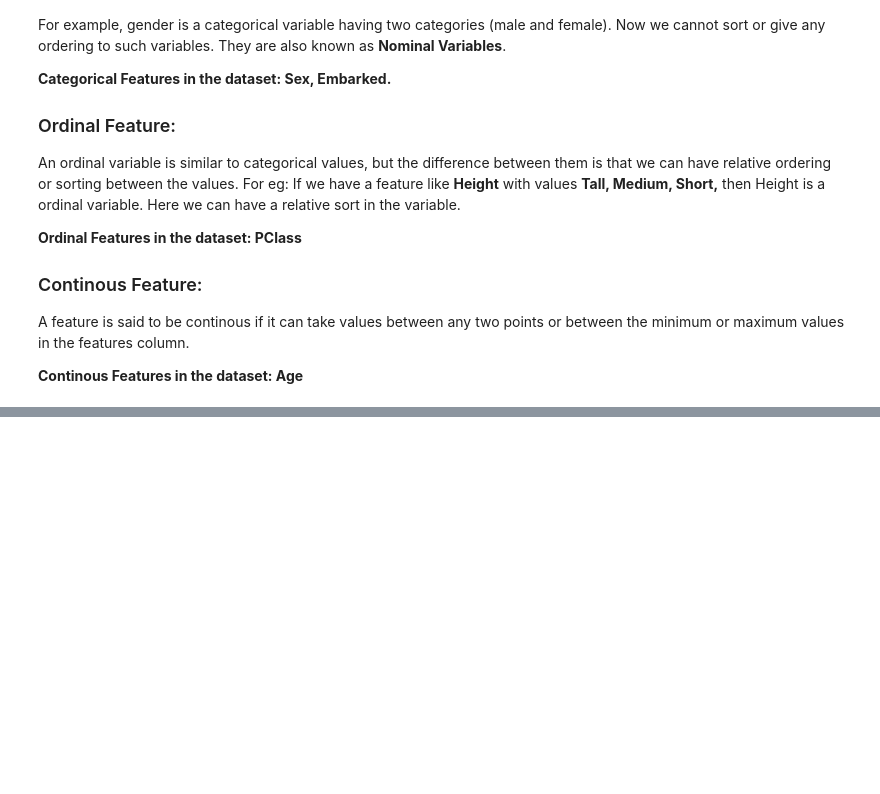
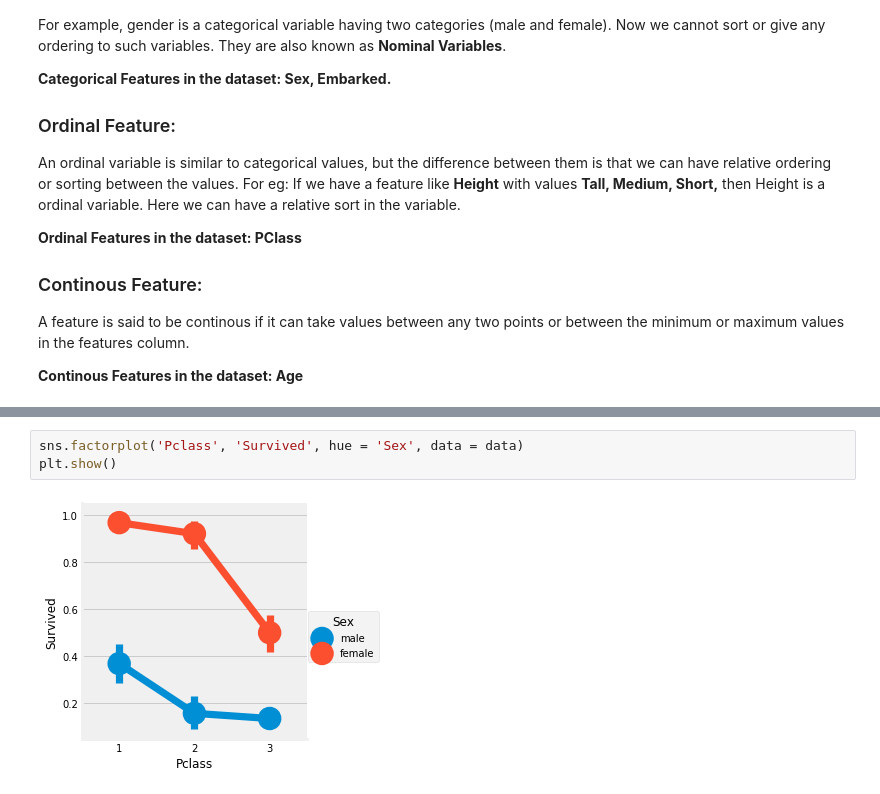
Before and after one commit to hodoodang/Kaggle, a Jupyter notebook: Titanic/KaggleTitanic.ipynb, the cells around one changed output, grey strips where cells are left out. Saved outputs shown, nothing was run; the diff lists cells and outputs as text; blank space fills up the shorter version.

```diff
--- a/Titanic/KaggleTitanic.ipynb
+++ b/Titanic/KaggleTitanic.ipynb
@@ -147,0 +241,5 @@ A feature is said to be continous if it can take values between any two points o
+# %%
+sns.factorplot('Pclass', 'Survived', hue = 'Sex', data = data)
+plt.show()
+# %% [output]
+[figure, added]
```
Also changed, not shown: parts of 42 cells of this notebook.
